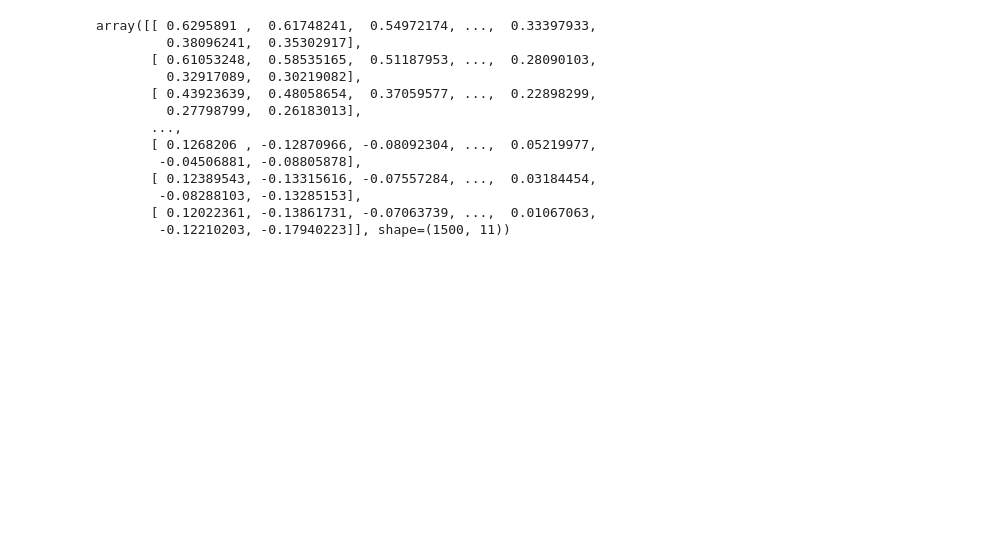
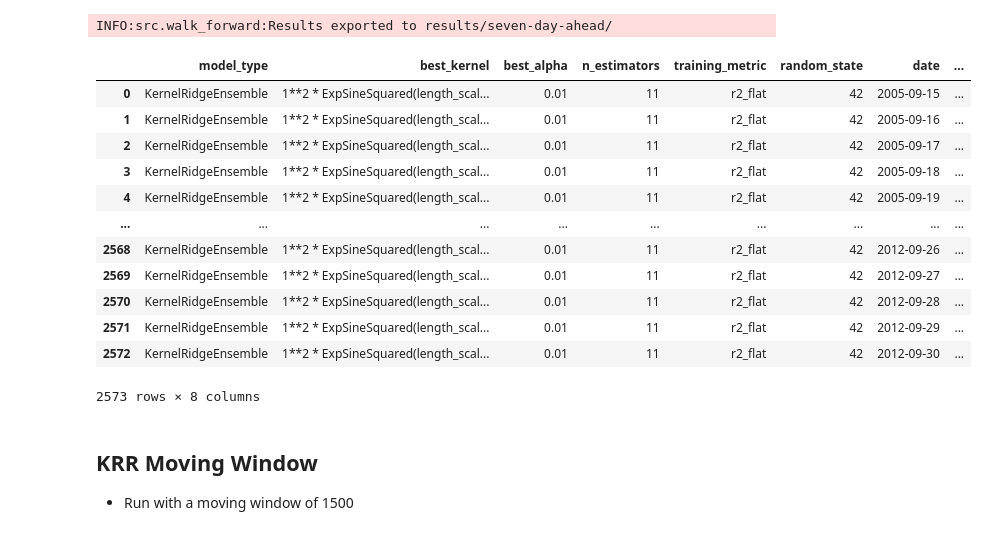
Before and after one commit to ttoe05/bond-yields-gp-model, a Jupyter notebook: src/KRR_simulation_test.ipynb, the cells around one changed output. Cells and saved outputs as stored; diff of their text form; code cells hidden in the pictures; blank space fills up the shorter version.

```diff
--- a/src/KRR_simulation_test.ipynb
+++ b/src/KRR_simulation_test.ipynb
@@ -198,3 +207,25 @@ test_df_mean_matrix_df
 # %%
-mean_prediction
+data_loader = BondDataLoader(data_path='data/kernel_regression_train_shifted_7_.parquet')
+independent_variables = feature_manager2.get_features_for_time_pred(time_prediction='seven-day-ahead')
+dependent_variables = feature_manager2.get_dependent_variables()
+print(dependent_variables)
+data_loader.load_data(x=independent_variables, y=dependent_variables, actuals=dependent_variables)
+# print(data_loader.data[dependent_variables].head())
+krr_ensemble = KernelRidgeEnsemble(training_metric='r2_flat', random_state=42)
+walk_forward = WalkForwardValidator(
+        model=krr_ensemble,
+        data_loader=data_loader,
+        feature_manager=feature_manager2,
+        time_prediction='seven-day-ahead',
+        window_size=2000,
+        min_window_size=2000,
+        step_size=1,
+        model_retrain_interval=31,
+        n_parallel_jobs=3,
+        use_scaling=True,
+        window_type='growing'
+)
+
+walk_forward.run_walk_forward_validation()
+# data_loader.data[dependent_variables].head()
 # %% [output]
@@ -204,16 +244,23 @@ array([[-0.70241232, -1.12069965, -0.57679067,  1.02316731,  1.09531232,
 # %%
-krr_ensemble.residuals
+walk_forward.export_results(filepath='results/seven-day-ahead/')
+model_summary_df = pd.DataFrame(walk_forward.model_summaries)
+model_summary_df
 # %% [output]
-array([[ 0.6295891 ,  0.61748241,  0.54972174, ...,  0.33397933,
-         0.38096241,  0.35302917],
-       [ 0.61053248,  0.58535165,  0.51187953, ...,  0.28090103,
-         0.32917089,  0.30219082],
-       [ 0.43923639,  0.48058654,  0.37059577, ...,  0.22898299,
-         0.27798799,  0.26183013],
-       ...,
-       [ 0.1268206 , -0.12870966, -0.08092304, ...,  0.05219977,
-        -0.04506881, -0.08805878],
-       [ 0.12389543, -0.13315616, -0.07557284, ...,  0.03184454,
-        -0.08288103, -0.13285153],
-       [ 0.12022361, -0.13861731, -0.07063739, ...,  0.01067063,
-        -0.12210203, -0.17940223]], shape=(1500, 11))
+INFO:src.walk_forward:Results exported to results/seven-day-ahead/
+|  | model_type | best_kernel | best_alpha | n_estimators | training_metric | random_state | date | ... |
+| 0 | KernelRidgeEnsemble | 1**2 * ExpSineSquared(length_scal... | 0.01 | 11 | r2_flat | 42 | 2005-09-15 | ... |
+| 1 | KernelRidgeEnsemble | 1**2 * ExpSineSquared(length_scal... | 0.01 | 11 | r2_flat | 42 | 2005-09-16 | ... |
+| 2 | KernelRidgeEnsemble | 1**2 * ExpSineSquared(length_scal... | 0.01 | 11 | r2_flat | 42 | 2005-09-17 | ... |
+| 3 | KernelRidgeEnsemble | 1**2 * ExpSineSquared(length_scal... | 0.01 | 11 | r2_flat | 42 | 2005-09-18 | ... |
+| 4 | KernelRidgeEnsemble | 1**2 * ExpSineSquared(length_scal... | 0.01 | 11 | r2_flat | 42 | 2005-09-19 | ... |
+| ... | ... | ... | ... | ... | ... | ... | ... | ... |
+| 2568 | KernelRidgeEnsemble | 1**2 * ExpSineSquared(length_scal... | 0.01 | 11 | r2_flat | 42 | 2012-09-26 | ... |
+| 2569 | KernelRidgeEnsemble | 1**2 * ExpSineSquared(length_scal... | 0.01 | 11 | r2_flat | 42 | 2012-09-27 | ... |
+| 2570 | KernelRidgeEnsemble | 1**2 * ExpSineSquared(length_scal... | 0.01 | 11 | r2_flat | 42 | 2012-09-28 | ... |
+| 2571 | KernelRidgeEnsemble | 1**2 * ExpSineSquared(length_scal... | 0.01 | 11 | r2_flat | 42 | 2012-09-29 | ... |
+| 2572 | KernelRidgeEnsemble | 1**2 * ExpSineSquared(length_scal... | 0.01 | 11 | r2_flat | 42 | 2012-09-30 | ... |
+2573 rows × 8 columns
+# %% [markdown]
+## KRR Moving Window
+
+- Run with a moving window of 1500
```
Also changed, not shown: parts of 18 cells of this notebook, 6 other files.
